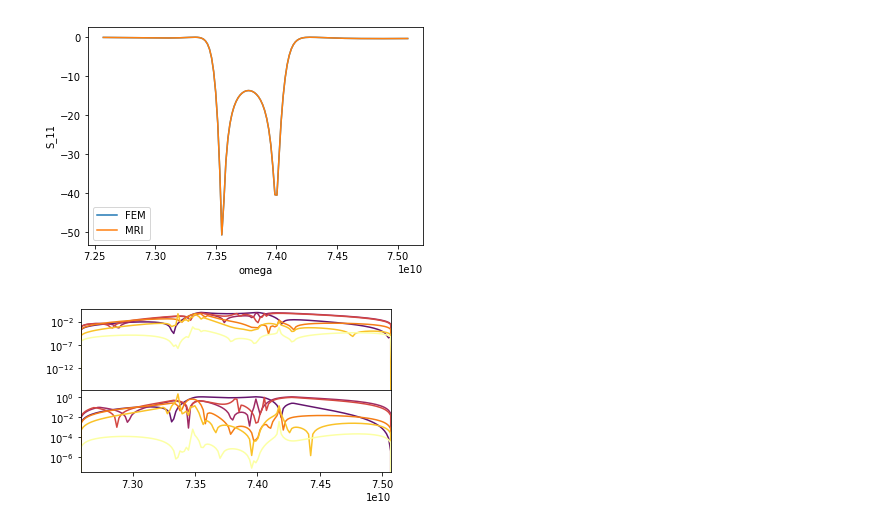
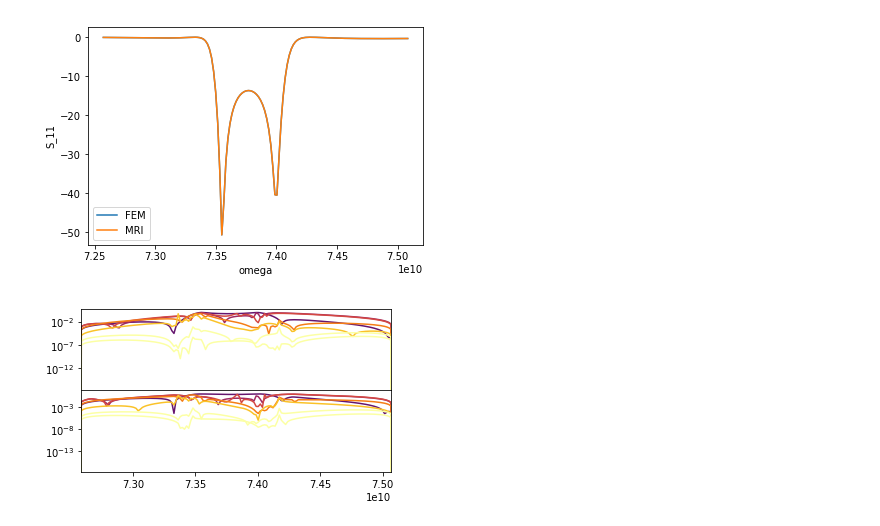
Before and after one commit to FMatti/Maxwell-MRI, a Jupyter notebook: examples/circular_waveguide_filter/circular_waveguide_filter.ipynb, the cells around one changed output. Drawn from its saved outputs; the diff is of its cells as text; code cells hidden in the pictures.

```diff
--- a/examples/circular_waveguide_filter/circular_waveguide_filter.ipynb
+++ b/examples/circular_waveguide_filter/circular_waveguide_filter.ipynb
@@ -169,40 +169,40 @@ u_linspace = CWF.get_solution()
 
 # FOR PLOTTING ONLY
 error_S11 = []
-error_S12 = []
-for i in range(2, 8):
+error_S21 = []
+for i in range(2, 9):
     RI_L = MRI_L_hist[i-2]
     RI_R = MRI_R_hist[i-2]
 
     U_MRI_L = RI_L(linspace).T
     U_MRI_R = RI_R(linspace).T
     U_MRI_ = np.empty((2*len(linspace), U_MRI_R.shape[1]), dtype=complex)
     U_MRI_[::2] = U_MRI_L
     U_MRI_[1::2] = U_MRI_R
 
     S_FEM = compute_scattering_matrices(F, U_FEM, freq)
     S_MRI = compute_scattering_matrices(F, U_MRI_, freq)
 
     S11_FEM, S21_FEM, S12_FEM, S22_FEM = get_scattering_coefficients(S_FEM)
     S11_MRI, S21_MRI, S12_MRI, S22_MRI = get_scattering_coefficients(S_MRI)
 
     ax[0].plot(linspace, np.abs(S11_FEM - S11_MRI), color=cm(i/7))
-    ax[1].plot(linspace, np.abs(S12_FEM - S12_MRI), color=cm(i/7))
+    ax[1].plot(linspace, np.abs(S21_FEM - S21_MRI), color=cm(i/7))
 
     error_S11.append(np.abs(S11_FEM - S11_MRI))
-    error_S12.append(np.abs(S12_FEM - S12_MRI))
+    error_S21.append(np.abs(S21_FEM - S21_MRI))
 
 
 #nodes = MRI.u_ring.get_nodes()
 #ax[1].scatter(nodes, np.zeros_like(nodes), s=10, c=cm(np.arange(len(nodes))/(n_iter-1)), zorder=-n_iter)
 #ax[0].set_ylabel('L\u2082 relative error')
 #ax[1].set_xlabel('Frequency \u03C9 (in rad/s)')
 ax[1].set_xlim(np.min(linspace[1:-1]), np.max(linspace[1:-1]))
 #ax[1].set_yticks([])
 ax[0].set_yscale('log')
 ax[1].set_yscale('log')
 plt.subplots_adjust(wspace=0, hspace=0)
 # %% [output]
-[figure, old version]
+[figure, new version]
 # %%
 with open(root + '/report/plots/circular_waveguide_error.pkl', 'wb') as f:
```
Also changed, not shown: parts of 3 cells of this notebook, 7 other files.
